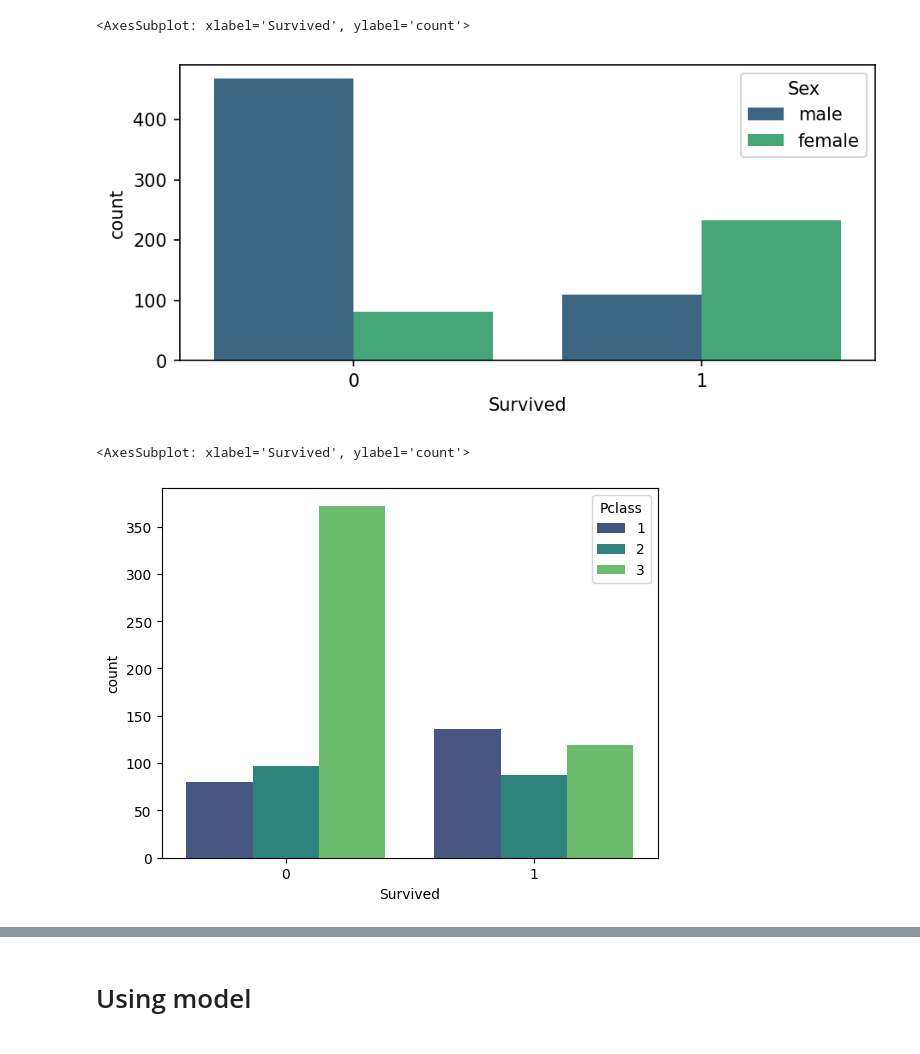
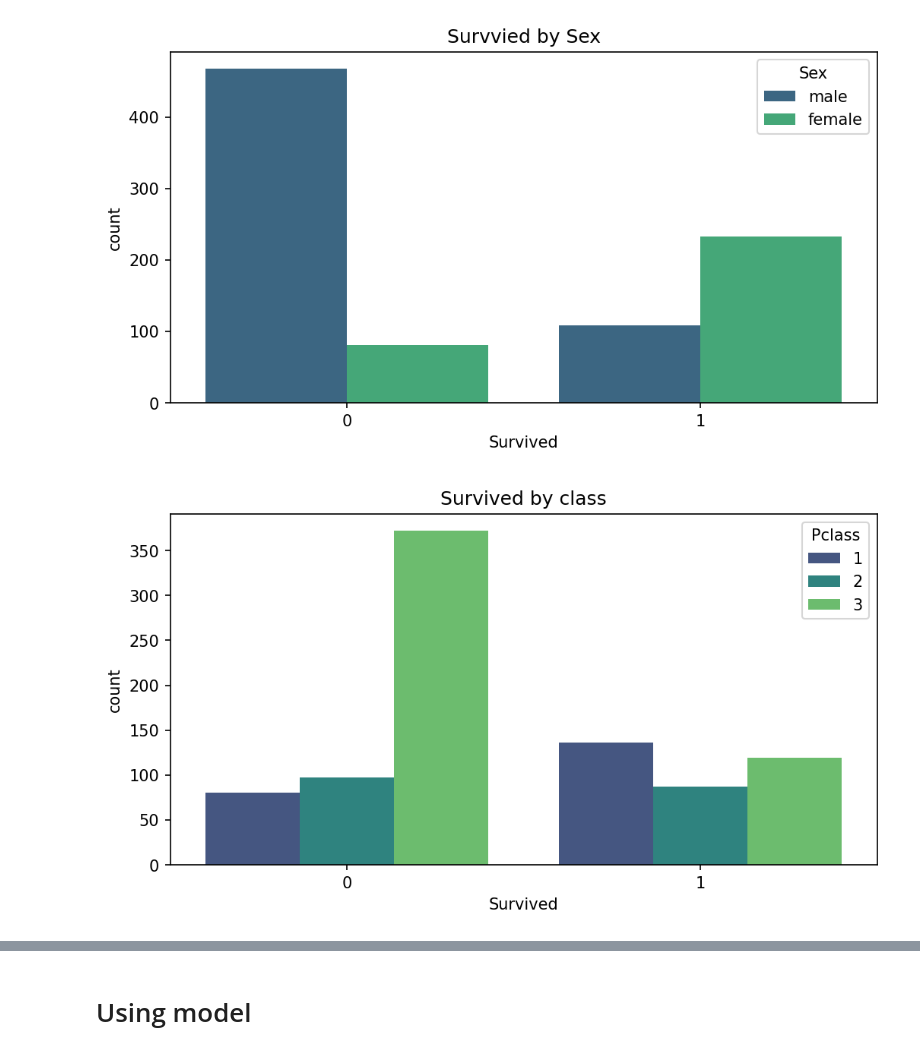
Before and after one commit to nicksttar/Titanic-Survival-Prediction, a Jupyter notebook: titanic_model.ipynb, the cells around one changed output, grey strips where cells are left out. Cells and saved outputs as stored; diff of their text form; code cells hidden in the pictures.

```diff
--- a/titanic_model.ipynb
+++ b/titanic_model.ipynb
@@ -22,0 +26,26 @@ df
+# %%
+df = df.drop(['PassengerId', 'Name', 'Ticket'], axis=1)
+
+def explore_data(df):
+
+    print("Shape of dataset:", df.shape)
+    print("\nData types:\n", df.dtypes)
+    print("\nColumns:\n", df.columns)
+    print("\nMissing values:\n", df.isnull().sum())
+    print("\nUnique values:\n", df.nunique())
+
+
+    numeric_cols = df.select_dtypes(include=np.number).columns.tolist()
+    if len(numeric_cols) > 0:
+        print("\nNumeric Columns:\n", numeric_cols)
+        print(df[numeric_cols].describe())
+
+
+    categorical_cols = df.select_dtypes(include='object').columns.tolist()
+    if len(categorical_cols) > 0:
+        print("\nCategorical Columns:\n", categorical_cols)
+        for col in categorical_cols:
+            print("\n", col, ":", df[col].unique())
+            print(df[col].value_counts(normalize=True))
+
+explore_data(df)
@@ -23,11 +77,14 @@ df
 # %%
-plt.figure(figsize=(7, 3), dpi=150)
+plt.figure(figsize=(8, 4), dpi=150)
+plt.title('Survvied by Sex')
 sns.countplot(data=df, x='Survived', hue='Sex', palette='viridis')
+plt.show()
 # %% [output]
-<AxesSubplot: xlabel='Survived', ylabel='count'>
-[figure, old version]
+[figure, new version]
 # %%
+plt.figure(figsize=(8, 4), dpi=150)
+plt.title('Survived by class')
 sns.countplot(data=df, x='Survived', hue='Pclass', palette='viridis')
+plt.show()
 # %% [output]
-<AxesSubplot: xlabel='Survived', ylabel='count'>
-[figure, old version]
+[figure, new version]
```
Also changed, not shown: parts of 56 cells of this notebook, 5 other files.
